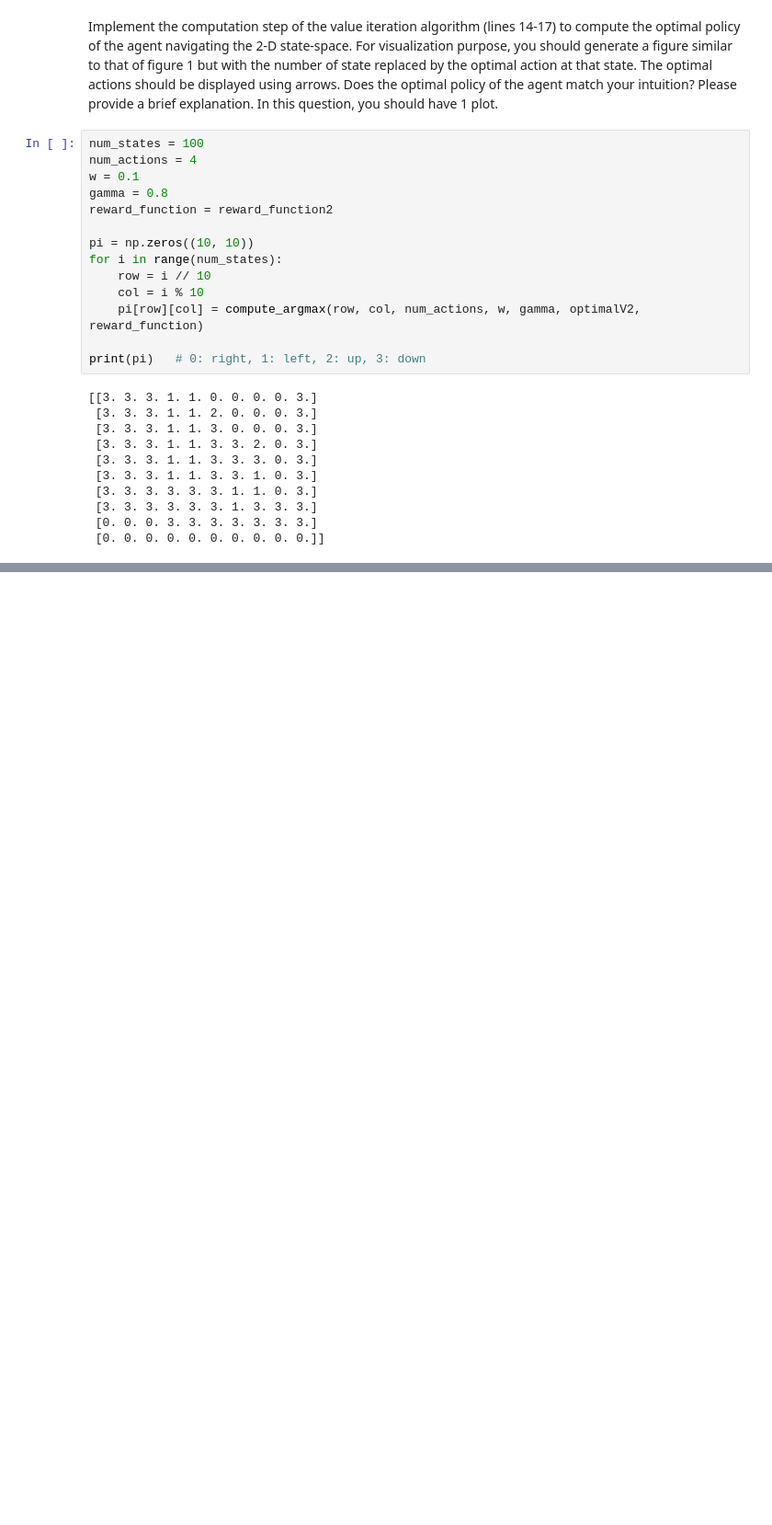
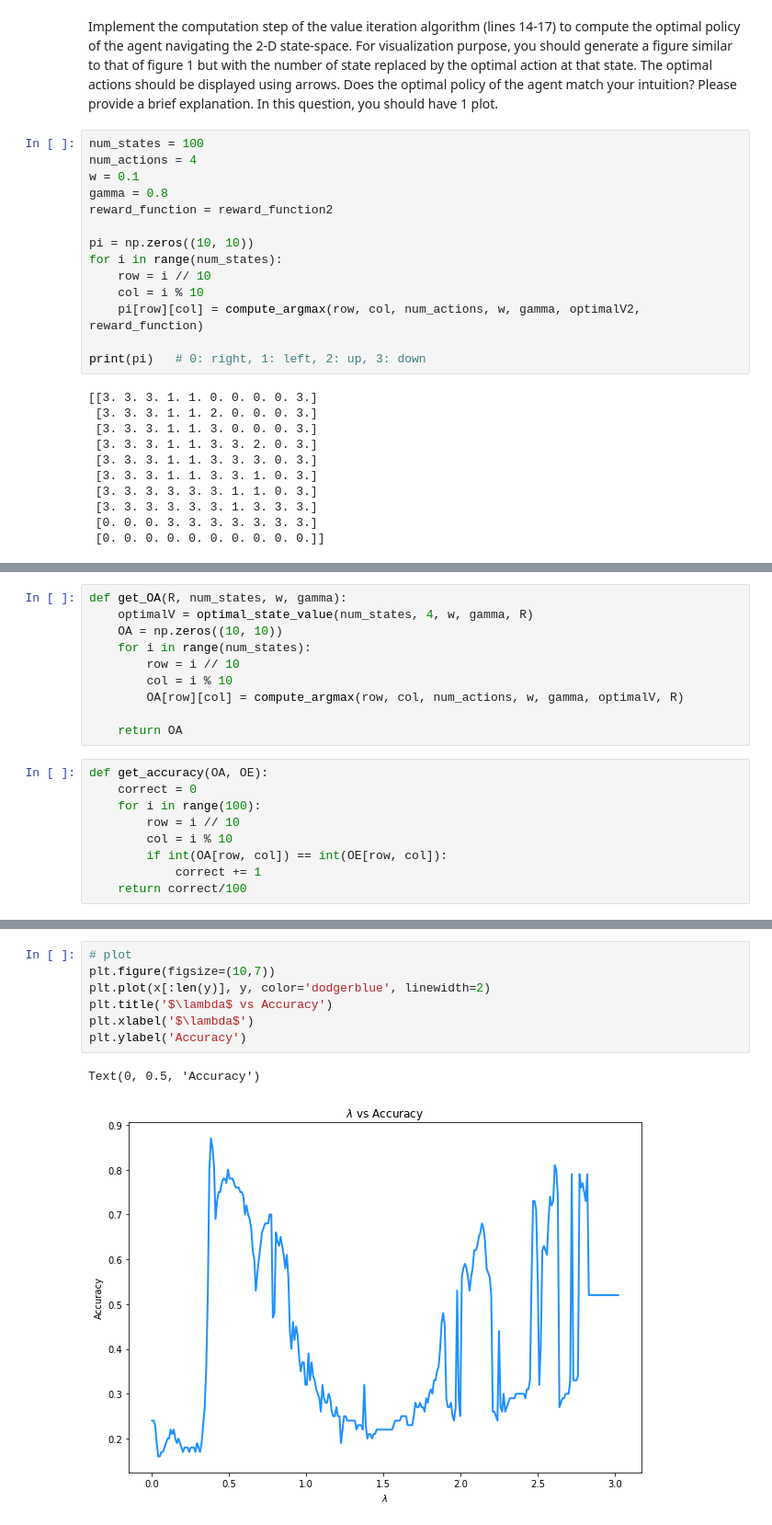
Before and after one commit to Shuyifan/Large-Scale-Social-and-Complex-Networks-Design-and-Algorithms, a Jupyter notebook: Project 3/Project 3.ipynb, the cells around one changed output, grey strips where cells are left out. Shown at 92% size. Drawn from its saved outputs; the diff is of its cells as text; blank space fills up the shorter version.

```diff
--- a/Project 3/Project 3.ipynb
+++ b/Project 3/Project 3.ipynb
@@ -422,0 +526,19 @@ plt.grid()
+# %%
+def get_OA(R, num_states, w, gamma):
+    optimalV = optimal_state_value(num_states, 4, w, gamma, R)
+    OA = np.zeros((10, 10))
+    for i in range(num_states):
+        row = i // 10
+        col = i % 10
+        OA[row][col] = compute_argmax(row, col, num_actions, w, gamma, optimalV, R)
+
+    return OA
+# %%
+def get_accuracy(OA, OE):
+    correct = 0
+    for i in range(100):
+        row = i // 10
+        col = i % 10
+        if int(OA[row, col]) == int(OE[row, col]):
+            correct += 1
+    return correct/100
@@ -422,0 +564,10 @@ plt.grid()
+# %%
+# plot
+plt.figure(figsize=(10,7))
+plt.plot(x[:len(y)], y, color='dodgerblue', linewidth=2)
+plt.title('$\lambda$ vs Accuracy')
+plt.xlabel('$\lambda$')
+plt.ylabel('Accuracy')
+# %% [output]
+Text(0, 0.5, 'Accuracy')
+[figure, added]
```
Also changed, not shown: parts of 14 cells of this notebook.
